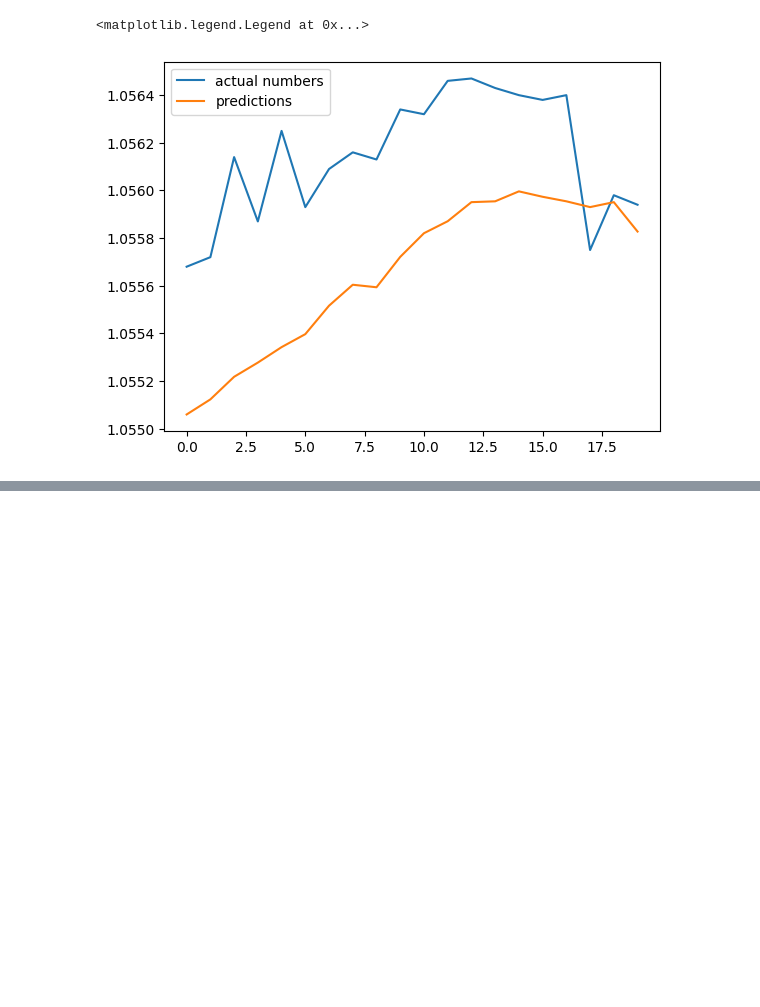
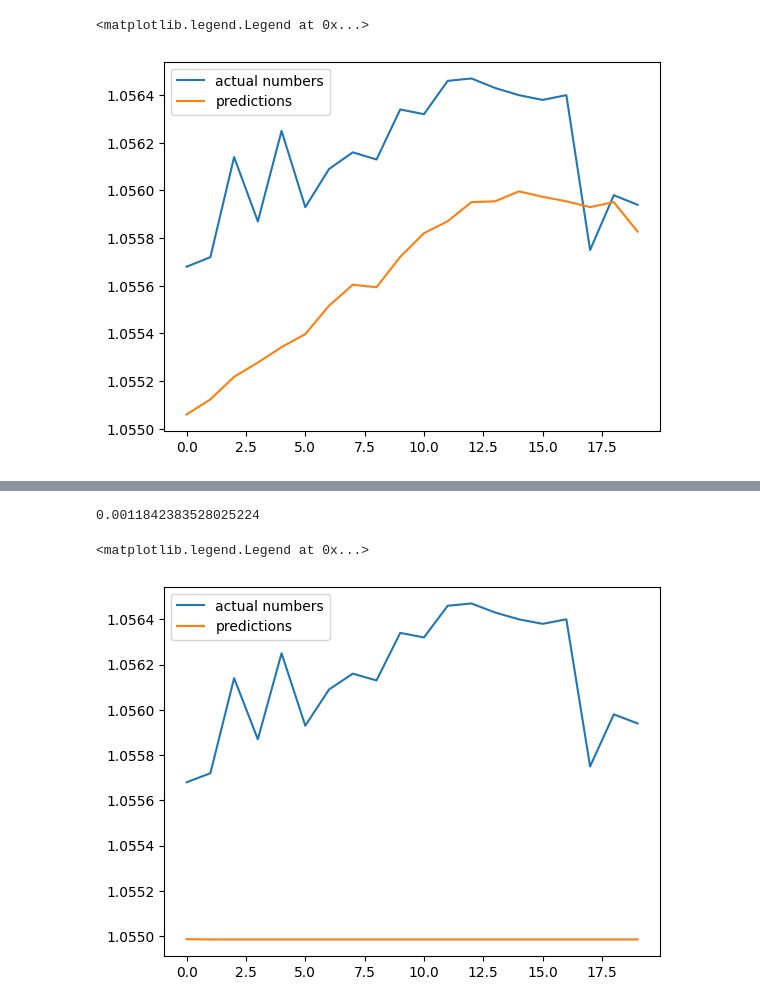
Before and after one commit to samanmoshiri/All-Models, a Jupyter notebook: AllModels.ipynb, the cells around one changed output, grey strips where cells are left out. Saved outputs shown, nothing was run; the diff lists cells and outputs as text; code cells hidden in the pictures; blank space fills up the shorter version.

```diff
--- a/AllModels.ipynb
+++ b/AllModels.ipynb
@@ -158,0 +162,4 @@ plt.legend()
+# %%
+arima = ARIMA(train['close'],order = (1,1,1))
+# %%
+arima_result = arima.fit()
@@ -158,0 +184,5 @@ plt.legend()
+# %%
+arima_forecast = arima_result.get_forecast(20)
+# %%
+arima_forecast = arima_forecast.predicted_mean
+arima_forecast
@@ -158,0 +207,13 @@ plt.legend()
+# %%
+mse_arima = mean_squared_error(test['close'],arima_forecast)
+rmse_arima = np.sqrt(mse_arima)
+rmse_arima
+# %% [output]
+0.0011842383528025224
+# %%
+plt.plot(test['close'].values, label = 'actual numbers')
+plt.plot(arima_forecast.values , label = 'predictions')
+plt.legend()
+# %% [output]
+<matplotlib.legend.Legend at 0x...>
+[figure, added]
```
Also changed, not shown: parts of 15 cells of this notebook.
